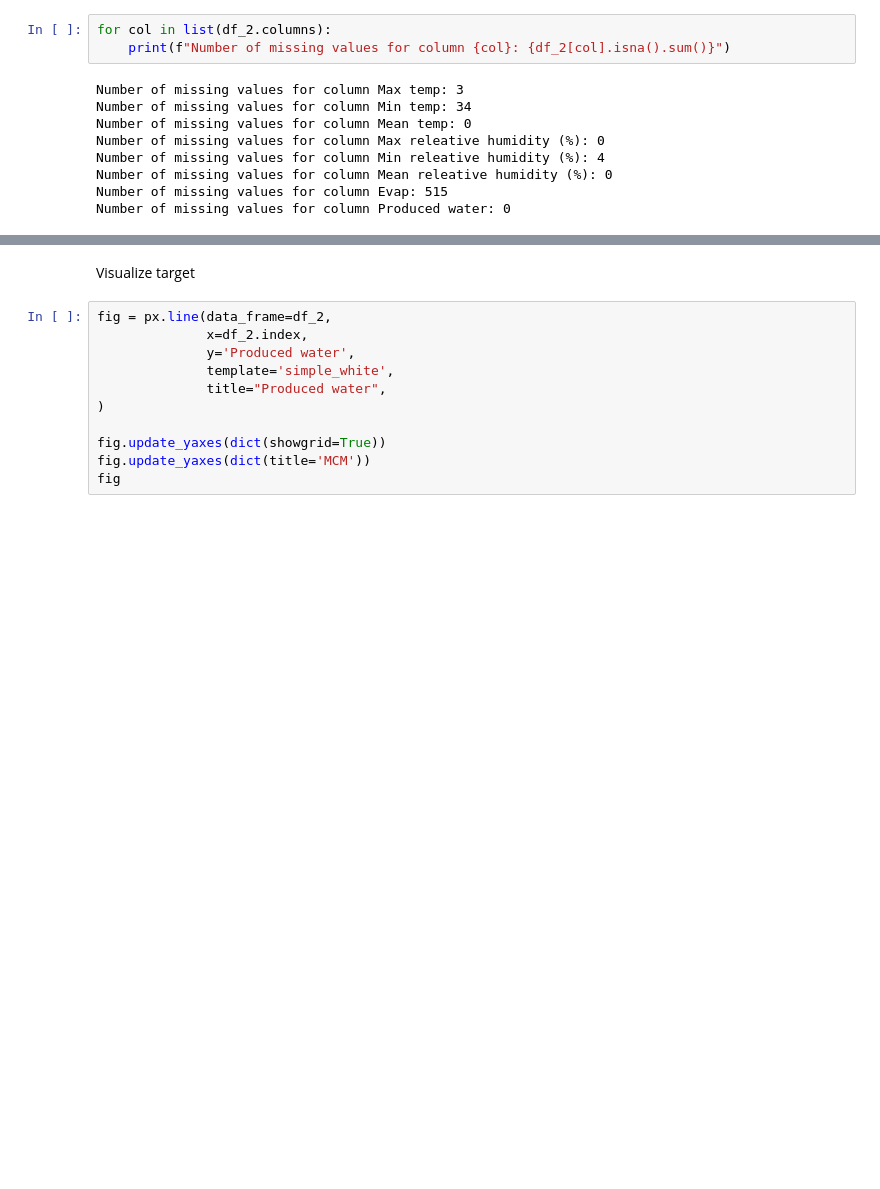
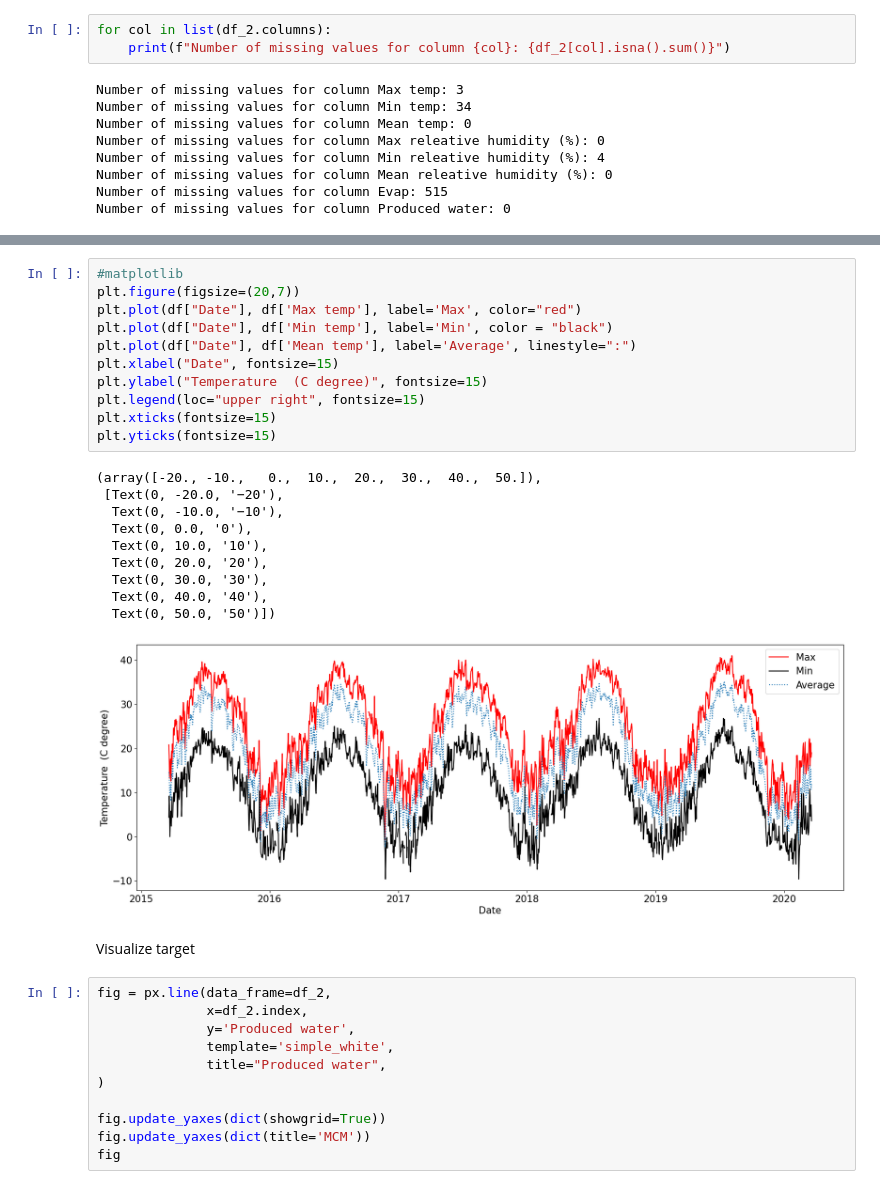
Before and after one commit to MohammadRezaAlikhani/Water-demand-time-series-prediction, a Jupyter notebook: Thesis.ipynb, the cells around one changed output, grey strips where cells are left out. Saved outputs shown, nothing was run; the diff lists cells and outputs as text; blank space fills up the shorter version.

```diff
--- a/Thesis.ipynb
+++ b/Thesis.ipynb
@@ -261,3 +378,25 @@ Number of missing values for column Produced water: 0
+# %%
+#matplotlib
+plt.figure(figsize=(20,7))
+plt.plot(df["Date"], df['Max temp'], label='Max', color="red")
+plt.plot(df["Date"], df['Min temp'], label='Min', color = "black")
+plt.plot(df["Date"], df['Mean temp'], label='Average', linestyle=":")
+plt.xlabel("Date", fontsize=15)
+plt.ylabel("Temperature  (C degree)", fontsize=15)
+plt.legend(loc="upper right", fontsize=15)
+plt.xticks(fontsize=15)
+plt.yticks(fontsize=15)
+# %% [output]
+(array([-20., -10.,   0.,  10.,  20.,  30.,  40.,  50.]),
+ [Text(0, -20.0, '−20'),
+  Text(0, -10.0, '−10'),
+  Text(0, 0.0, '0'),
+  Text(0, 10.0, '10'),
+  Text(0, 20.0, '20'),
+  Text(0, 30.0, '30'),
+  Text(0, 40.0, '40'),
+  Text(0, 50.0, '50')])
+[figure, added]
 # %% [markdown]
 Visualize target
 # %%
```
Also changed, not shown: parts of 24 cells of this notebook.
